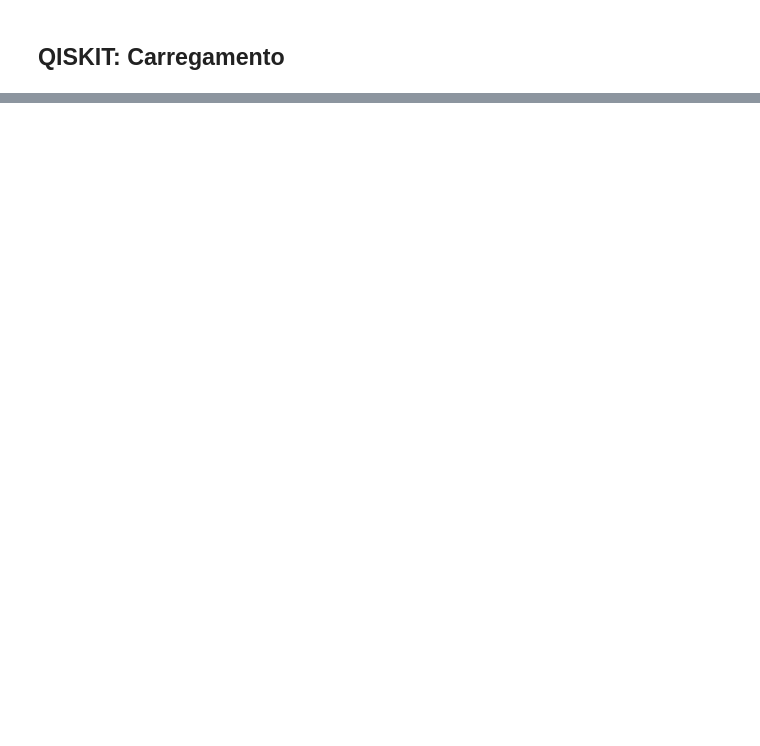
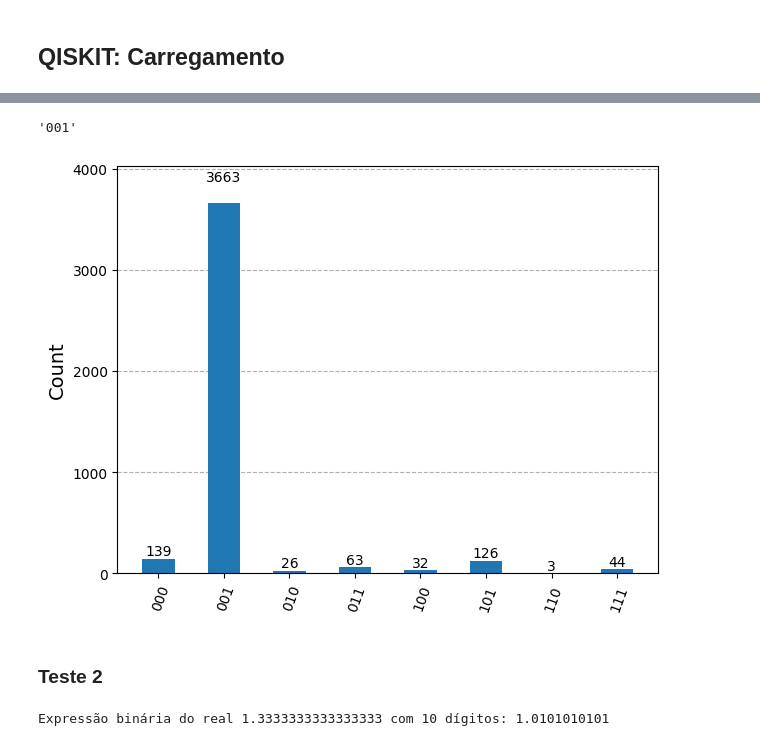
Before and after one commit to LucioFassarella/Qiskit, a Jupyter notebook: Qiskit_EstimativaFase.ipynb, the cells around one changed output, grey strips where cells are left out. Cells and saved outputs as stored; diff of their text form; code cells hidden in the pictures; blank space fills up the shorter version.

```diff
--- a/Qiskit_EstimativaFase.ipynb
+++ b/Qiskit_EstimativaFase.ipynb
@@ -305,0 +371,47 @@ def EstimativaFase(qc_unitario, qc_preparacao, num_qubits = int, num_qubits_aux
+# %%
+operador_unitario = [[1,0],
+                    [0,np.exp(1j*np.pi/4)]]
+
+qc_unitario = quantizacao_unitario(operador_unitario)
+
+qc_autoestado = quantizacao_vetor([0,1])
+
+# Estimativa de fase
+
+num_qubits = 1
+
+num_qubits_aux = 3
+
+shots = 2**12
+
+backend = FakeBrisbane() # Changed from FakeBrisbane to FakeBrisbane()
+
+fase = EstimativaFase(qc_unitario, qc_autoestado, num_qubits = num_qubits, num_qubits_aux = num_qubits_aux, shots = shots, backend = backend)
+# %%
+display(fase[0])
+
+plot_histogram(fase[1])
+# %% [output]
+'001'
+[figure, added]
+# %% [markdown]
+### Teste 2
+# %%
+
+places = 10
+def binfloat(f, places=places):
+    whole, dec = str(f).split(".")
+    res = bin(int(whole))[2:] + "."
+
+    dec = float("0." + dec)
+    for _ in range(places):
+        dec *= 2
+        bit = int(dec)
+        res += str(bit)
+        dec -= bit
+        if dec == 0: break
+    return res
+
+print(f"Expressão binária do real {4/3} com {places} dígitos: {binfloat(4/3)}")
+# %% [output]
+Expressão binária do real 1.3333333333333333 com 10 dígitos: 1.0101010101
```
Also changed, not shown: parts of 20 cells of this notebook.
